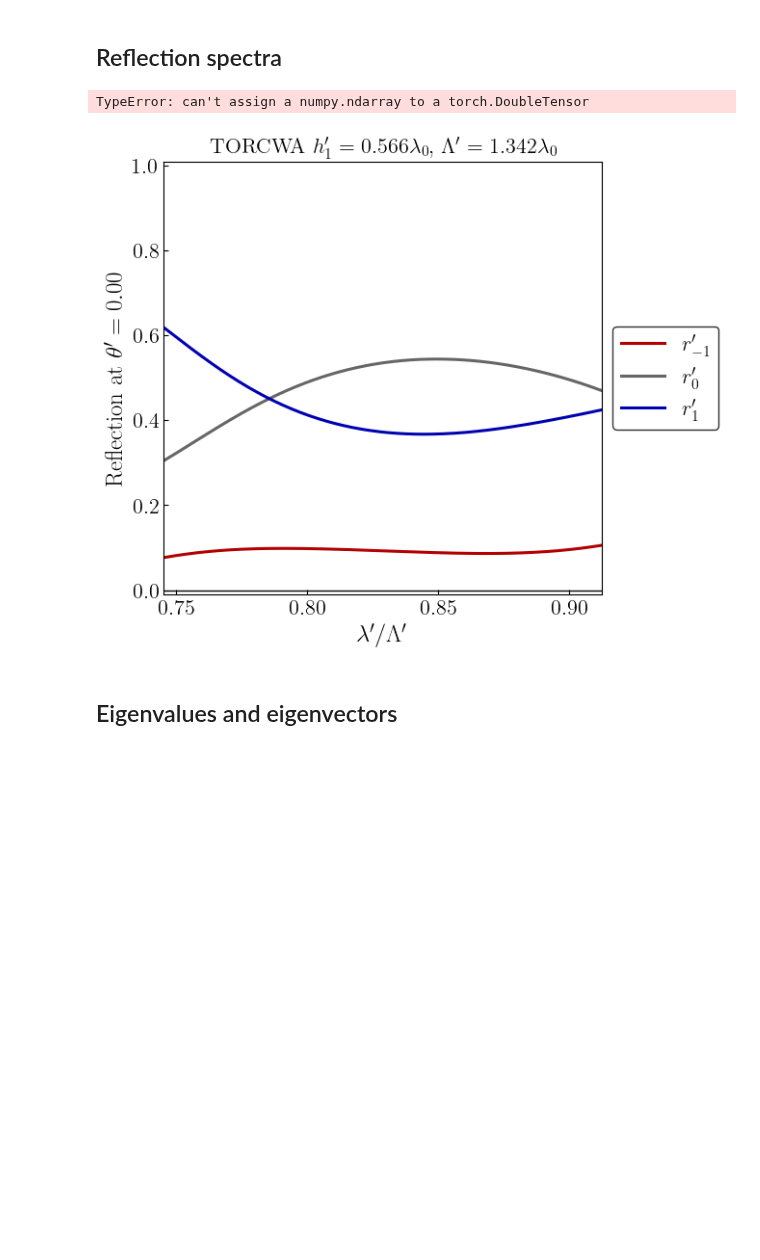
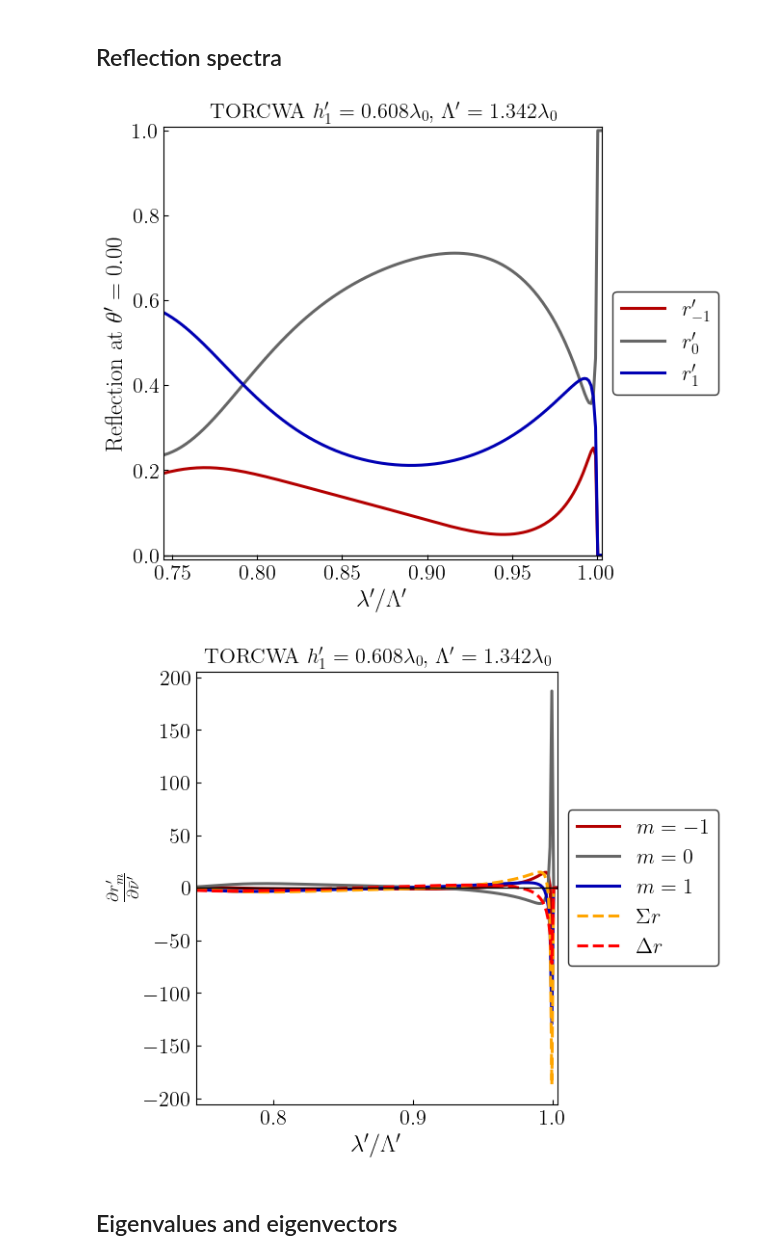
Before and after one commit to jadonylin/relativistic-lightsail-dynamics, a Jupyter notebook: Dynamics/plot_lsa_spectra.ipynb, the cells around one changed output. Drawn from its saved outputs; the diff is of its cells as text; code cells hidden in the pictures; blank space fills up the shorter version.

Commit message:
Add reflection spectra plot cells
Add semi-analytic/direct Jacobian term calculations.
For some of the damping terms, gives inconsistent results compared to Qpr derivative formulation

```diff
--- a/Dynamics/plot_lsa_spectra.ipynb
+++ b/Dynamics/plot_lsa_spectra.ipynb
@@ -54,8 +54,8 @@ colorvphi2 = "lightgreen"  #coral
 import autolib
 
 # runID = "PureTranslationOpt"
-runID = "MdSnpmin20_mirror"
-fname_preamble = '/Users/jadonlin/Library/CloudStorage/OneDrive-TheUniversityofSydney(Students)/Doppler Damping - Jadon Lin/Documentation/Data/relativistic-lightsail-dynamics'
+runID = "Fasymp20_mirror"
+fname_preamble = '/Users/jlin0351/Library/CloudStorage/OneDrive-TheUniversityofSydney(Students)/Doppler Damping - Jadon Lin/Documentation/Data/relativistic-lightsail-dynamics'
 I = 5e8
 final_speed = 20.
 speed_range = np.array([0.,final_speed])
@@ -64,11 +64,11 @@ num_points = 200
 
 # Calculate the linear stability information for the chosen grating whose eigenvectors
 # you wish to plot alongside the dynamics
-num_cores = 90
-maxtime = 1410.0
+num_cores = 200
+maxtime = 1440
 output_opt_idx = 0
 
-pkl_fname = fname_preamble + f'/Optimisation/Jadon\'s results/MdS npmin FoM/final_speed{int(final_speed)}/maxtime{maxtime}/{runID}_FOM_optimisation_maxtime{maxtime}'
+pkl_fname = fname_preamble + f'/Optimisation/Jadon\'s results/Fasymp/final_speed{int(final_speed)}/maxtime{maxtime}/{runID}_FOM_optimisation_maxtime{maxtime}'
 # pkl_fname = fname_preamble + f'/Optimisation/Jadon\'s results/MdS npmin FoM/final_speed20/mirror/{runID}_FOM_optimisation_maxtime{maxtime}'
 _, _, grating = opt.extract_opt(pkl_fname, num_processes=num_cores, output_opt_idx=output_opt_idx)
 grating.npa = autolib.AutoLib('torch', device='cpu', precision='double')  # twobox.npa isn't saved during optimisation, must set manually
@@ -85,4 +85,5 @@ print(grating.params)
 # grating = Fdmp_grating
 
 betas = np.linspace(0,final_speed/100, num_points)
+wavelengths = np.linspace(1., 1./parameters.D1_ND([0.2,0.]), num_points)
 # %% [output]
@@ -97,13 +97,24 @@ Warning: self.fixed_parameters was not defined for this grating. Returning all p
 # %% [markdown]
 ## Reflection spectra
 # %%
-r_fig, r_ax = grating.show_spectrum(0., "r", wavelength_range=wavelength_range, I=I, grad_method="grad")
+# r_fig, r_ax = grating.show_spectrum(0., "r", wavelength_range=wavelength_range, I=I, grad_method="grad")
 # PDangle_fig, PDangle_ax = grating.show_spectrum(0., "PDr", wavelength_range=wavelength_range, I=I, grad_method="grad")
-PDwavelength_fig, PDwavelength_ax = grating.show_spectrum(0., "PDrlam", wavelength_range=wavelength_range, I=I,
-                                                          grad_method="grad", wavelength_to_freq_offset=True)
+# PDwavelength_fig, PDwavelength_ax = grating.show_spectrum(0., "PDrlam", wavelength_range=wavelength_range, I=I,
+#                                                           grad_method="grad", show_freq_grad=True)
+r_fig, r_ax = grating.show_spectrum(0., "r", wavelength_range=[1.,1.346], I=I, grad_method="grad")
+PDwavelength_fig, PDwavelength_ax = grating.show_spectrum(0., "PDrlam", wavelength_range=[1.,1.346], I=I,
+                                                          grad_method="grad", show_freq_grad=True)
+# rangle_fig, rangle_ax = grating.show_angular_efficiency(theta_max=20., num_plot_points=100)
+
+ftype = ".pdf"
+save_fname = fname_preamble + f"/Dynamics/{runID}"
+r_fig.savefig(save_fname+"_r"+ftype, bbox_inches="tight")
+# PDangle_fig.savefig(save_fname+"_PDr"+ftype, bbox_inches="tight")
+PDwavelength_fig.savefig(save_fname+"_PDrwavelength"+ftype, bbox_inches="tight")
+# rangle_fig.savefig(save_fname+"_rangle"+ftype, bbox_inches="tight")
 # %% [output]
-TypeError: can't assign a numpy.ndarray to a torch.DoubleTensor
-[figure, old version]
+[figure, new version]
+[figure, added]
 # %% [markdown]
 ## Eigenvalues and eigenvectors
 # %%
```
Also changed, not shown: parts of 7 cells of this notebook.
